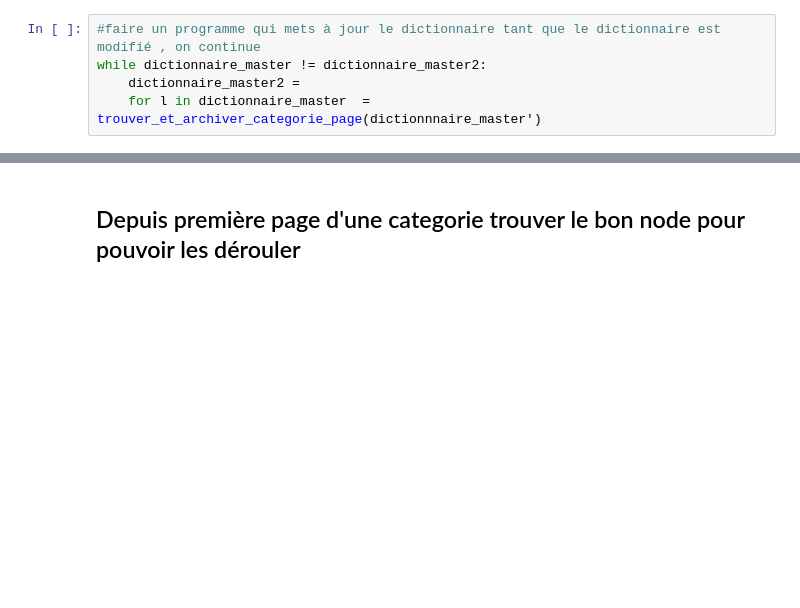
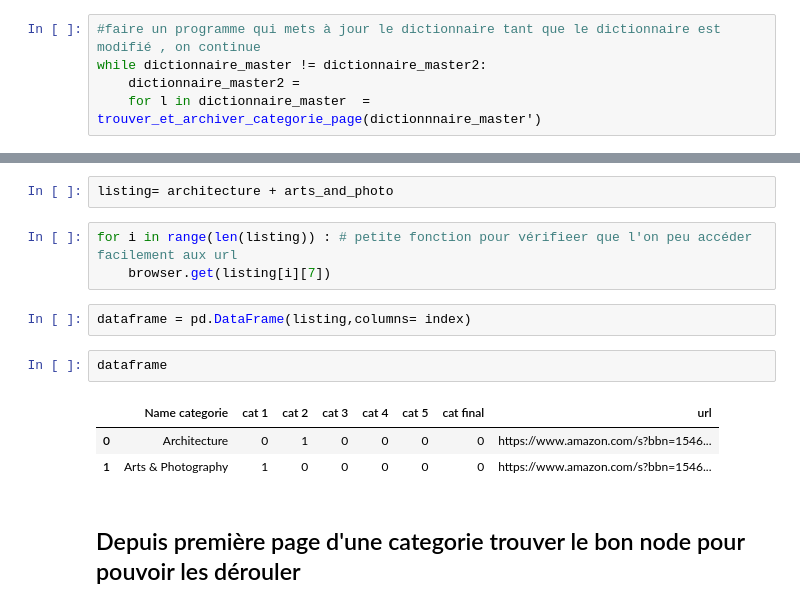
Before and after one commit to thomasgassin/kindle-scrapper, a Jupyter notebook: notebooks/NoteBook.ipynb, the cells around one changed output, grey strips where cells are left out. Saved outputs shown, nothing was run; the diff lists cells and outputs as text; blank space fills up the shorter version.

```diff
--- a/notebooks/NoteBook.ipynb
+++ b/notebooks/NoteBook.ipynb
@@ -287,3 +321,16 @@ df
+# %%
+listing= architecture + arts_and_photo
+# %%
+for i in range(len(listing)) : # petite fonction pour vérifieer que l'on peu accéder facilement aux url
+    browser.get(listing[i][7])
+# %%
+dataframe = pd.DataFrame(listing,columns= index)
+# %%
+dataframe
+# %% [output]
+|  | Name categorie | cat 1 | cat 2 | cat 3 | cat 4 | cat 5 | cat final | url |
+| 0 | Architecture | 0 | 1 | 0 | 0 | 0 | 0 | https://www.amazon.com/s?bbn=1546... |
+| 1 | Arts & Photography | 1 | 0 | 0 | 0 | 0 | 0 | https://www.amazon.com/s?bbn=1546... |
 # %% [markdown]
 ## Depuis première page d'une categorie trouver le bon node pour pouvoir les dérouler
 # %%
```
Also changed, not shown: parts of 7 cells of this notebook.
